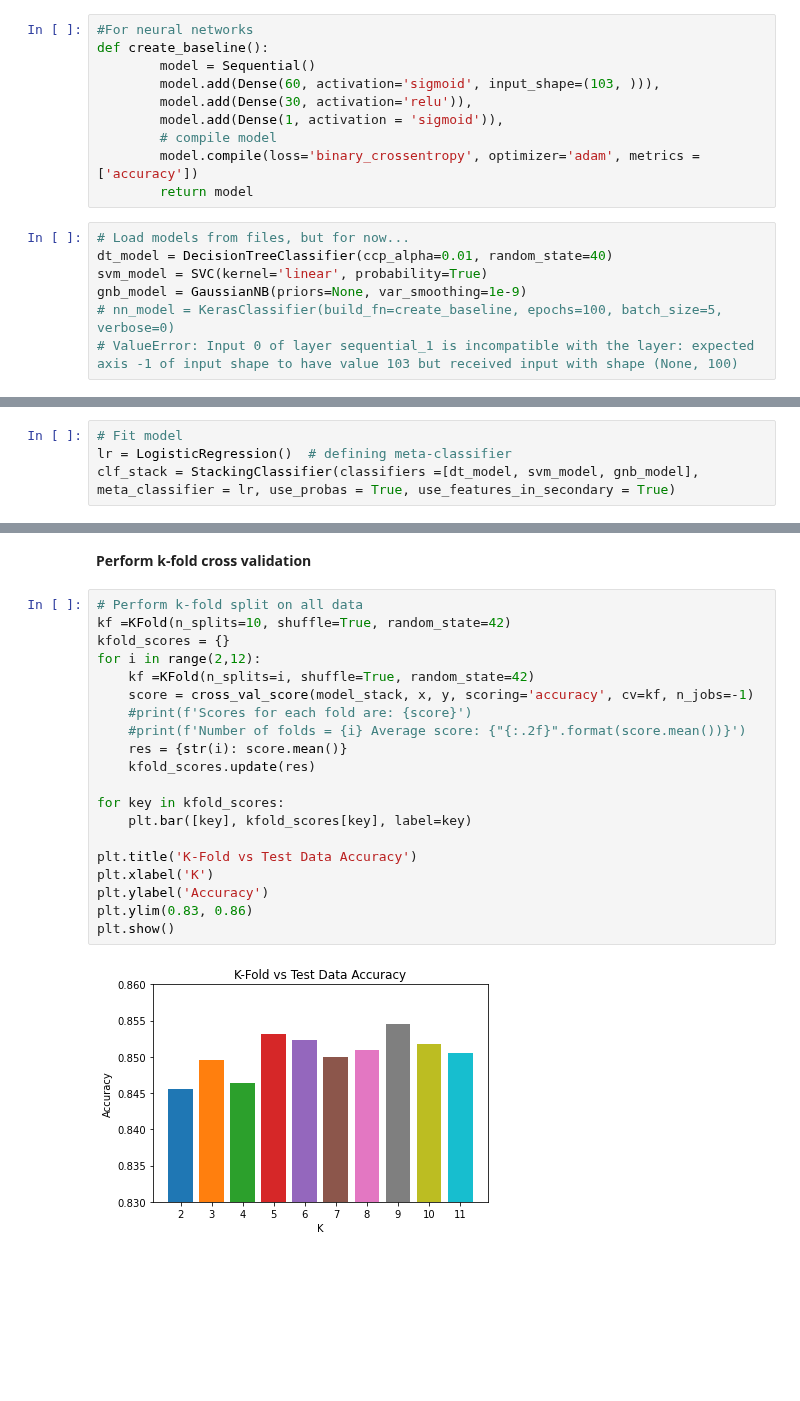
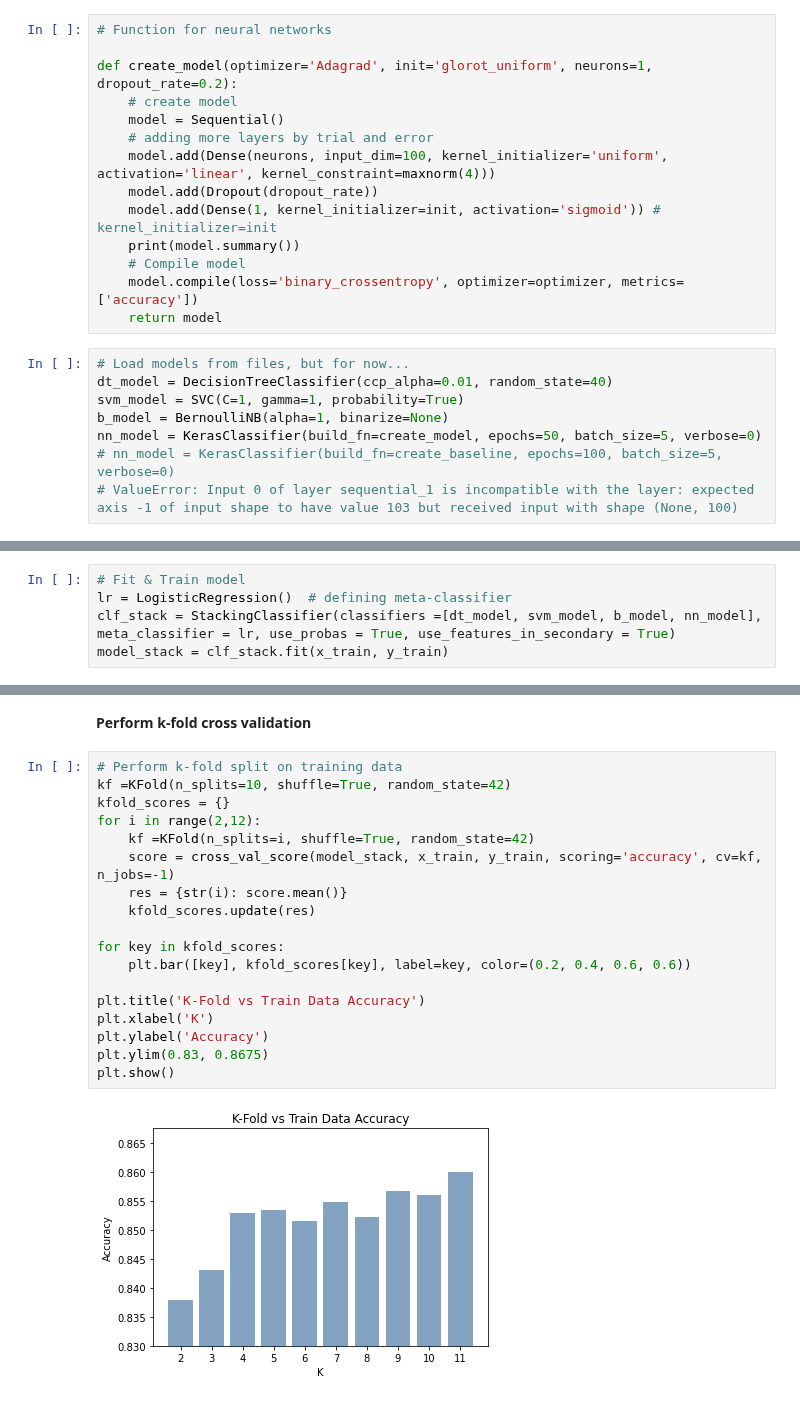
Before and after one commit to blueriver212/Crime_Prediction_ML, a Jupyter notebook: ENSEMBLE_FINAL.ipynb, the cells around one changed output, grey strips where cells are left out. Saved outputs shown, nothing was run; the diff lists cells and outputs as text; blank space fills up the shorter version.

Commit message:
Fix: Modify Ensemble Model

```diff
--- a/ENSEMBLE_FINAL.ipynb
+++ b/ENSEMBLE_FINAL.ipynb
@@ -49,18 +59,23 @@ x_val.head(5)
 # %%
-#For neural networks
-def create_baseline():
-        model = Sequential()
-        model.add(Dense(60, activation='sigmoid', input_shape=(103, ))),
-        model.add(Dense(30, activation='relu')),
-        model.add(Dense(1, activation = 'sigmoid')),
-        # compile model
-        model.compile(loss='binary_crossentropy', optimizer='adam', metrics = ['accuracy'])
-        return model
+# Function for neural networks
+
+def create_model(optimizer='Adagrad', init='glorot_uniform', neurons=1, dropout_rate=0.2):
+    # create model
+    model = Sequential()
+    # adding more layers by trial and error
+    model.add(Dense(neurons, input_dim=100, kernel_initializer='uniform', activation='linear', kernel_constraint=maxnorm(4)))
+    model.add(Dropout(dropout_rate))
+    model.add(Dense(1, kernel_initializer=init, activation='sigmoid')) # kernel_initializer=init
+    print(model.summary())
+    # Compile model
+    model.compile(loss='binary_crossentropy', optimizer=optimizer, metrics=['accuracy'])
+    return model
 # %%
 # Load models from files, but for now...
 dt_model = DecisionTreeClassifier(ccp_alpha=0.01, random_state=40)
-svm_model = SVC(kernel='linear', probability=True)
-gnb_model = GaussianNB(priors=None, var_smoothing=1e-9)
+svm_model = SVC(C=1, gamma=1, probability=True)
+b_model = BernoulliNB(alpha=1, binarize=None)
+nn_model = KerasClassifier(build_fn=create_model, epochs=50, batch_size=5, verbose=0)
 # nn_model = KerasClassifier(build_fn=create_baseline, epochs=100, batch_size=5, verbose=0)
 # ValueError: Input 0 of layer sequential_1 is incompatible with the layer: expected axis -1 of input shape to have value 103 but received input with shape (None, 100)
 # %% [markdown]
@@ -68,4 +83,5 @@ gnb_model = GaussianNB(priors=None, var_smoothing=1e-9)
 # %%
-# Fit model
+# Fit & Train model
 lr = LogisticRegression()  # defining meta-classifier
-clf_stack = StackingClassifier(classifiers =[dt_model, svm_model, gnb_model], meta_classifier = lr, use_probas = True, use_features_in_secondary = True)
+clf_stack = StackingClassifier(classifiers =[dt_model, svm_model, b_model, nn_model], meta_classifier = lr, use_probas = True, use_features_in_secondary = True)
+model_stack = clf_stack.fit(x_train, y_train)
@@ -93,26 +143,24 @@ Accuray score of Stacked model: 86.48648648648648
 # %% [markdown]
 **Perform k-fold cross validation**
 # %%
-# Perform k-fold split on all data
+# Perform k-fold split on training data
 kf =KFold(n_splits=10, shuffle=True, random_state=42)
 kfold_scores = {}
 for i in range(2,12):
     kf =KFold(n_splits=i, shuffle=True, random_state=42)
-    score = cross_val_score(model_stack, x, y, scoring='accuracy', cv=kf, n_jobs=-1)
-    #print(f'Scores for each fold are: {score}')
-    #print(f'Number of folds = {i} Average score: {"{:.2f}".format(score.mean())}')
+    score = cross_val_score(model_stack, x_train, y_train, scoring='accuracy', cv=kf, n_jobs=-1)
     res = {str(i): score.mean()}
     kfold_scores.update(res)
 
 for key in kfold_scores:
-    plt.bar([key], kfold_scores[key], label=key)
+    plt.bar([key], kfold_scores[key], label=key, color=(0.2, 0.4, 0.6, 0.6))
 
-plt.title('K-Fold vs Test Data Accuracy')
+plt.title('K-Fold vs Train Data Accuracy')
 plt.xlabel('K')
 plt.ylabel('Accuracy')
-plt.ylim(0.83, 0.86)
+plt.ylim(0.83, 0.8675)
 plt.show()
 # %% [output]
-[figure, old version]
+[figure, new version]
 # %%
 # Check k-fold split
```
Also changed, not shown: parts of 15 cells of this notebook.
